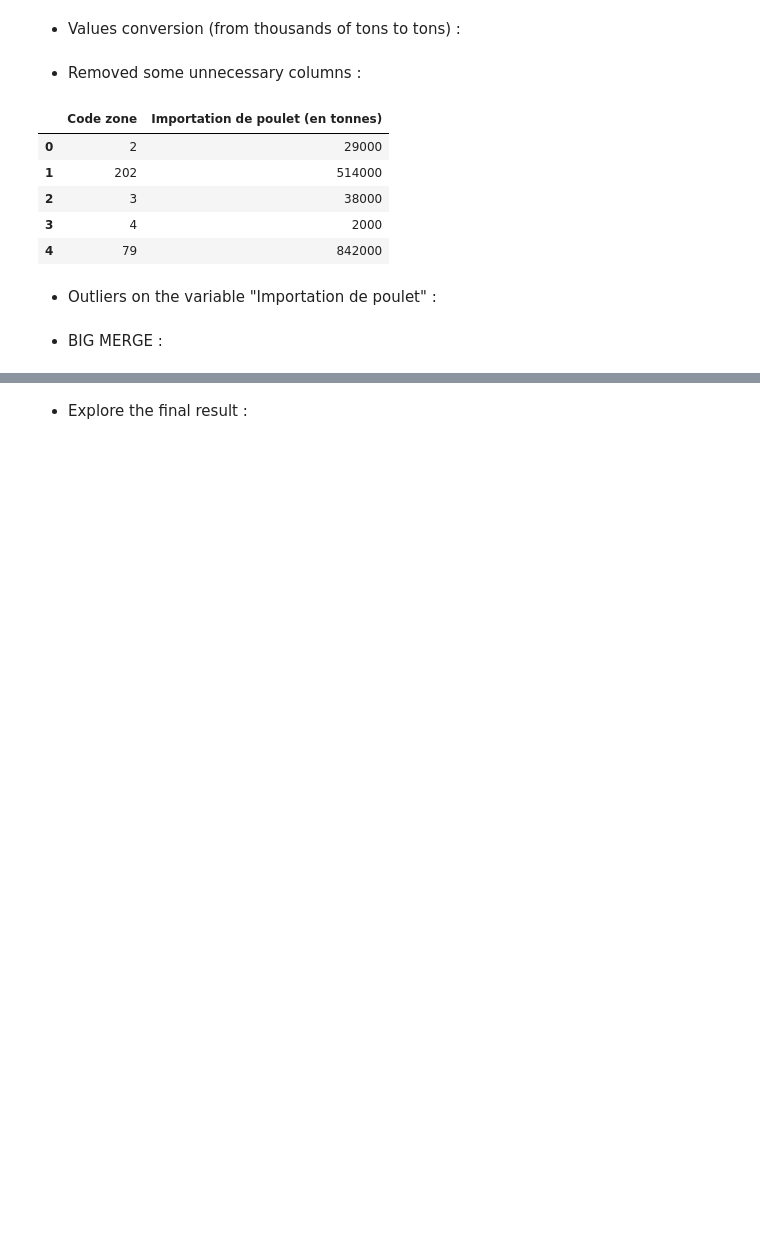
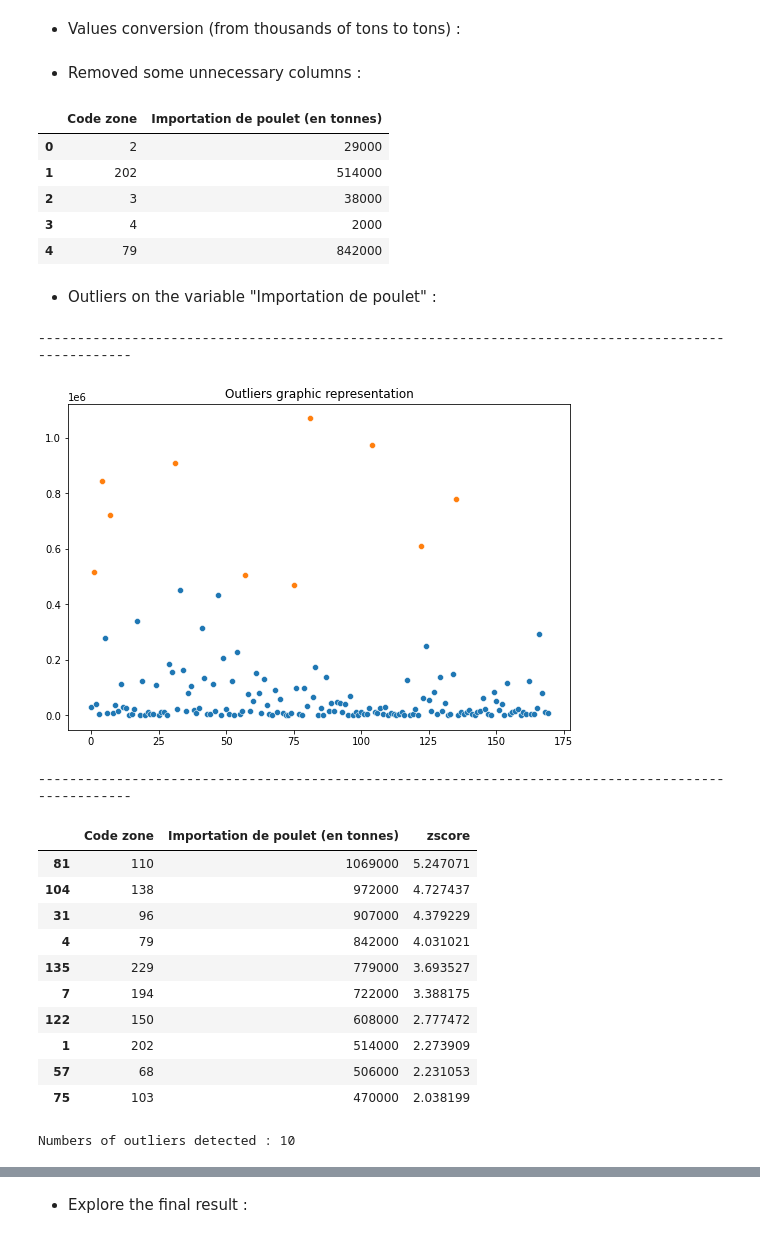
Before and after one commit to donia-nefiz/Produce-a-world-market-research-with-Python, a Jupyter notebook: 1 World-market-research_Exploration-and-data-cleaning.ipynb, the cells around one changed output, grey strips where cells are left out. Drawn from its saved outputs; the diff is of its cells as text; code cells hidden in the pictures; blank space fills up the shorter version.

```diff
--- a/1 World-market-research_Exploration-and-data-cleaning.ipynb
+++ b/1 World-market-research_Exploration-and-data-cleaning.ipynb
@@ -661,17 +693,34 @@ chicken_import.head()
 - Outliers on the variable "Importation de poulet" :
 # %%
 outliers = chicken_import.copy()
-outliers["zscore"] = (outliers["Disponibilité de poulet (en tonnes)"] - outliers["Disponibilité de poulet (en tonnes)"].mean())/outliers["Disponibilité de poulet (en tonnes)"].std()
+outliers["zscore"] = (outliers["Importation de poulet (en tonnes)"] - outliers["Importation de poulet (en tonnes)"].mean())/outliers["Importation de poulet (en tonnes)"].std()
 the_ok = outliers[(outliers["zscore"] <= 2) & (outliers["zscore"] >= -2)]
 the_outliers = outliers[outliers["zscore"].abs() >2];
 print('-'*100, "\n")
 plt.figure(figsize=(9,6))
-sns.scatterplot(x=the_ok["Disponibilité de poulet (en tonnes)"].index, y=the_ok["Disponibilité de poulet (en tonnes)"].values,)
-sns.scatterplot(x=the_outliers["Disponibilité de poulet (en tonnes)"].index, y=the_outliers["Disponibilité de poulet (en tonnes)"].values)
+sns.scatterplot(x=the_ok["Importation de poulet (en tonnes)"].index, y=the_ok["Importation de poulet (en tonnes)"].values,)
+sns.scatterplot(x=the_outliers["Importation de poulet (en tonnes)"].index, y=the_outliers["Importation de poulet (en tonnes)"].values)
 plt.title('Outliers graphic representation');
-plt.savefig("Part1.Outliers graphic representation on chicken availibility.png", bbox_inches='tight')
+plt.savefig("Part1.Outliers graphic representation on chicken importation.png", bbox_inches='tight')
 plt.show()
 print('-'*100, "\n")
 the_outliers.sort_values(by=["zscore"], ascending=False)
+# %% [output]
+----------------------------------------------------------------------------------------------------
+[figure, added]
+----------------------------------------------------------------------------------------------------
+|  | Code zone | Importation de poulet (en tonnes) | zscore |
+| 81 | 110 | 1069000 | 5.247071 |
+| 104 | 138 | 972000 | 4.727437 |
+| 31 | 96 | 907000 | 4.379229 |
+| 4 | 79 | 842000 | 4.031021 |
+| 135 | 229 | 779000 | 3.693527 |
+| 7 | 194 | 722000 | 3.388175 |
+| 122 | 150 | 608000 | 2.777472 |
+| 1 | 202 | 514000 | 2.273909 |
+| 57 | 68 | 506000 | 2.231053 |
+| 75 | 103 | 470000 | 2.038199 |
-# %% [markdown]
-- BIG MERGE :
+# %%
+print("Numbers of outliers detected :", len(the_outliers))
+# %% [output]
+Numbers of outliers detected : 10
```
Also changed, not shown: parts of 54 cells of this notebook.
